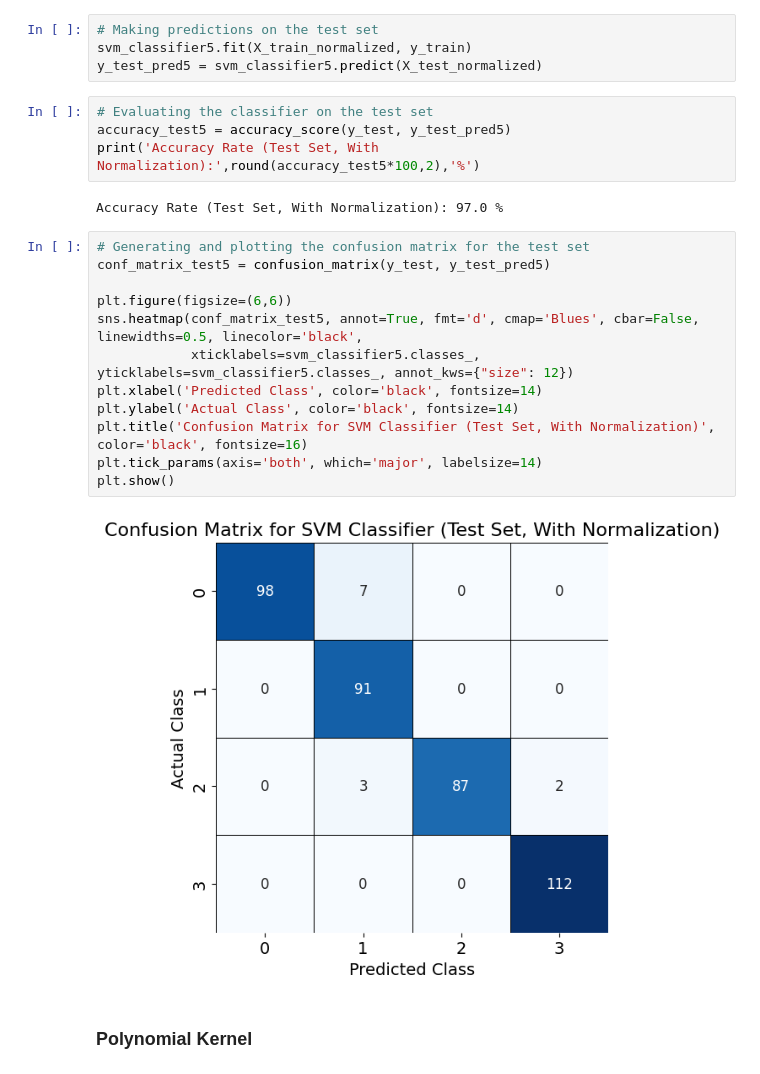
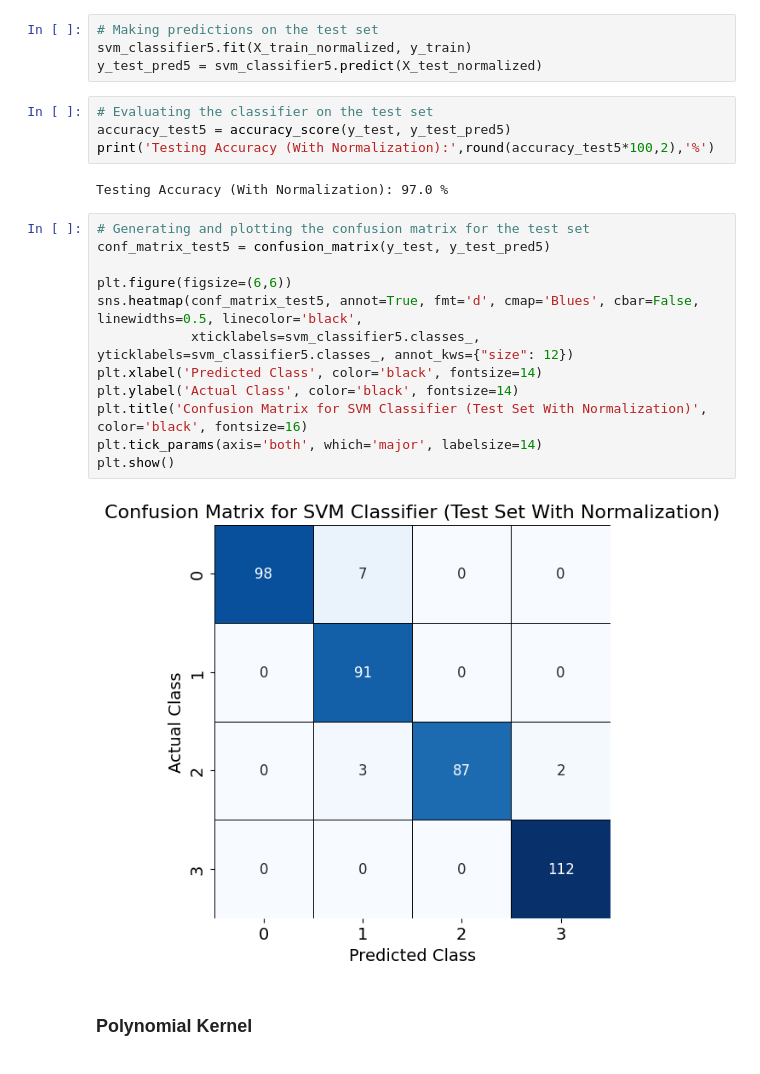
Before and after one commit to Mouleshwar3238/Mobile_Price_Classification, a Jupyter notebook: SVM_MPC.ipynb, the cells around one changed output. Saved outputs shown, nothing was run; the diff lists cells and outputs as text.

```diff
--- a/SVM_MPC.ipynb
+++ b/SVM_MPC.ipynb
@@ -262,23 +262,23 @@ y_test_pred5 = svm_classifier5.predict(X_test_normalized)
 # %%
 # Evaluating the classifier on the test set
 accuracy_test5 = accuracy_score(y_test, y_test_pred5)
-print('Accuracy Rate (Test Set, With Normalization):',round(accuracy_test5*100,2),'%')
+print('Testing Accuracy (With Normalization):',round(accuracy_test5*100,2),'%')
 # %% [output]
-Accuracy Rate (Test Set, With Normalization): 97.0 %
+Testing Accuracy (With Normalization): 97.0 %
 # %%
 # Generating and plotting the confusion matrix for the test set
 conf_matrix_test5 = confusion_matrix(y_test, y_test_pred5)
 
 plt.figure(figsize=(6,6))
 sns.heatmap(conf_matrix_test5, annot=True, fmt='d', cmap='Blues', cbar=False, linewidths=0.5, linecolor='black',
             xticklabels=svm_classifier5.classes_, yticklabels=svm_classifier5.classes_, annot_kws={"size": 12})
 plt.xlabel('Predicted Class', color='black', fontsize=14)
 plt.ylabel('Actual Class', color='black', fontsize=14)
-plt.title('Confusion Matrix for SVM Classifier (Test Set, With Normalization)', color='black', fontsize=16)
+plt.title('Confusion Matrix for SVM Classifier (Test Set With Normalization)', color='black', fontsize=16)
 plt.tick_params(axis='both', which='major', labelsize=14)
 plt.show()
 # %% [output]
-[figure, old version]
+[figure, new version]
 # %% [markdown]
 ### Polynomial Kernel
 # %%
```
Also changed, not shown: parts of 22 cells of this notebook.
